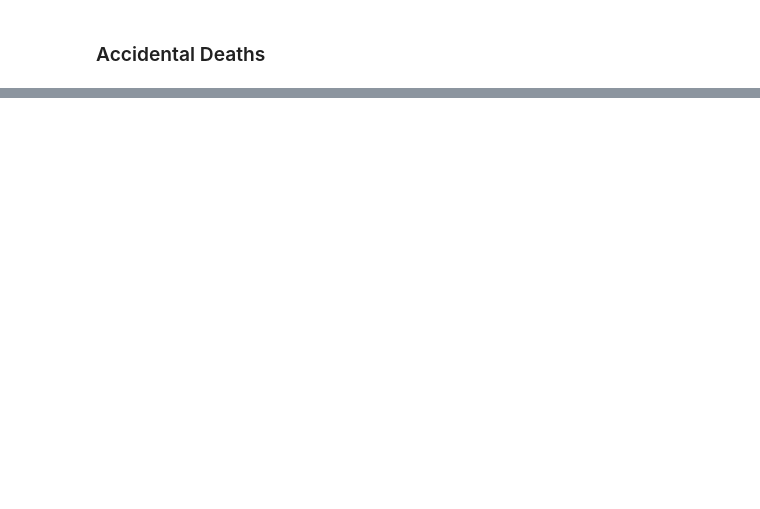
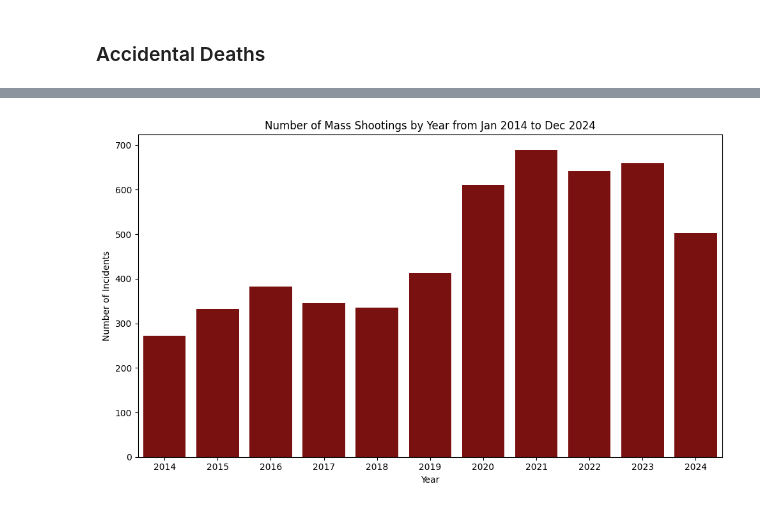
Before and after one commit to kayleedehncke/kayleedehncke_ml-github.io, a Jupyter notebook: website/data/cleaning.ipynb, the cells around one changed output, grey strips where cells are left out. Cells and saved outputs as stored; diff of their text form; code cells hidden in the pictures; blank space fills up the shorter version.

```diff
--- a/website/data/cleaning.ipynb
+++ b/website/data/cleaning.ipynb
@@ -197,0 +120,16 @@ cleaned_acc_death_df.head(10)
+# %%
+# Number of Mass Shootings by Year
+mass_by_year_df = cleaned_mass_df
+mass_by_year_df['Incident Year'] = pd.to_datetime(mass_by_year_df['Incident Date']).dt.year
+mass_by_year_df.head(10)
+
+plt.figure(figsize=(10, 6))
+sns.countplot(data = mass_by_year_df, x='Incident Year', color='darkred')
+plt.title('Number of Mass Shootings by Year from Jan 2014 to Dec 2024')
+plt.xlabel('Year')
+plt.ylabel('Number of Incidents')
+plt.tight_layout()
+plt.savefig('../recourses/img/plots/mass_shootings_by_year.png')
+plt.show()
+# %% [output]
+[figure, added]
```
Also changed, not shown: parts of 31 cells of this notebook, 42 other files.
